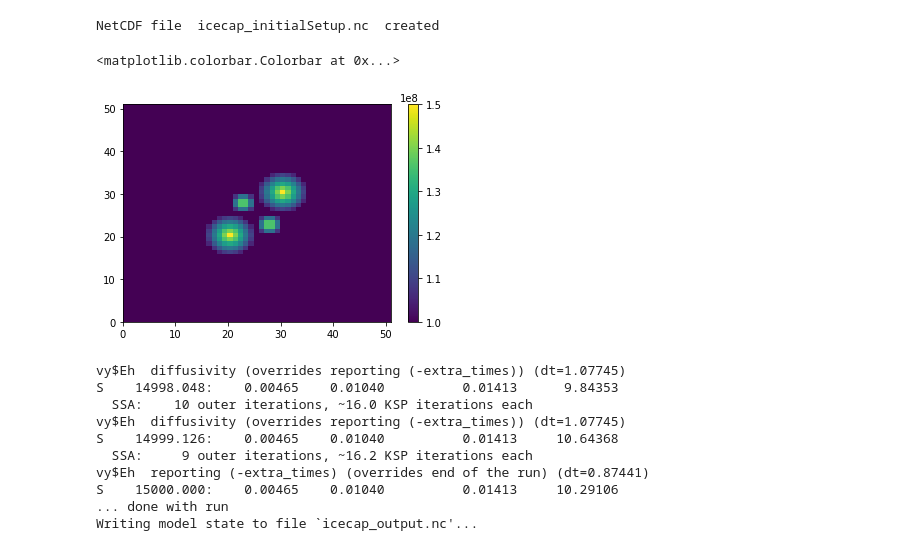
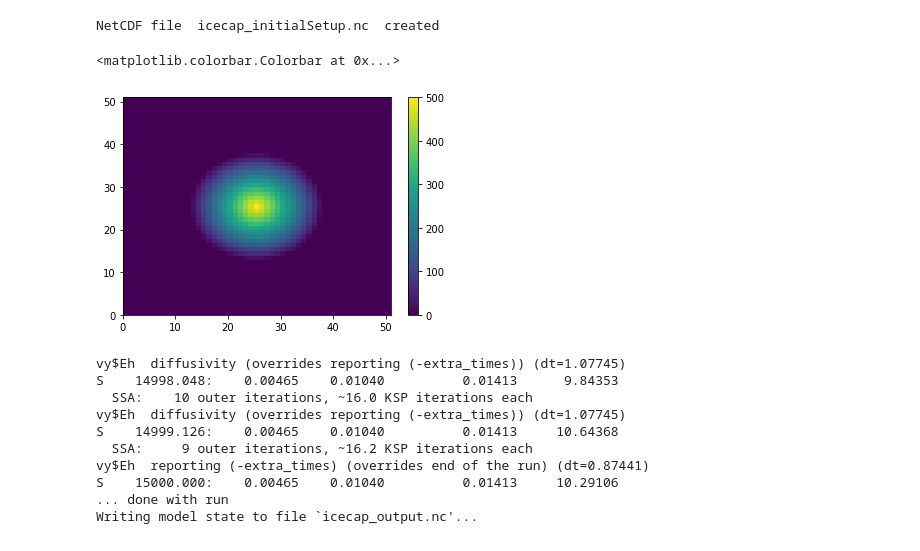
Before and after one commit to hahohe1892/thick_inv, a Jupyter notebook: icecap.ipynb, the cells around one changed output. Drawn from its saved outputs; the diff is of its cells as text; code cells hidden in the pictures.

```diff
--- a/icecap.ipynb
+++ b/icecap.ipynb
@@ -206,11 +206,11 @@ create_nc_input(vars, WRIT_FILE)
 NetCDF file  icecap_initialSetup.nc  created
 # %%
 fig, axes = plt.subplots()
-colors = plt.pcolor(tauc, axes=axes)
+colors = plt.pcolor(topg, axes=axes)
 fig.colorbar(colors)
 # %% [output]
 <matplotlib.colorbar.Colorbar at 0x...>
-[figure, old version]
+[figure, new version]
 # %%
 def create_script(forward_or_iteration):
     print("""#!/bin/bash
```
Also changed, not shown: parts of 5 cells of this notebook.
